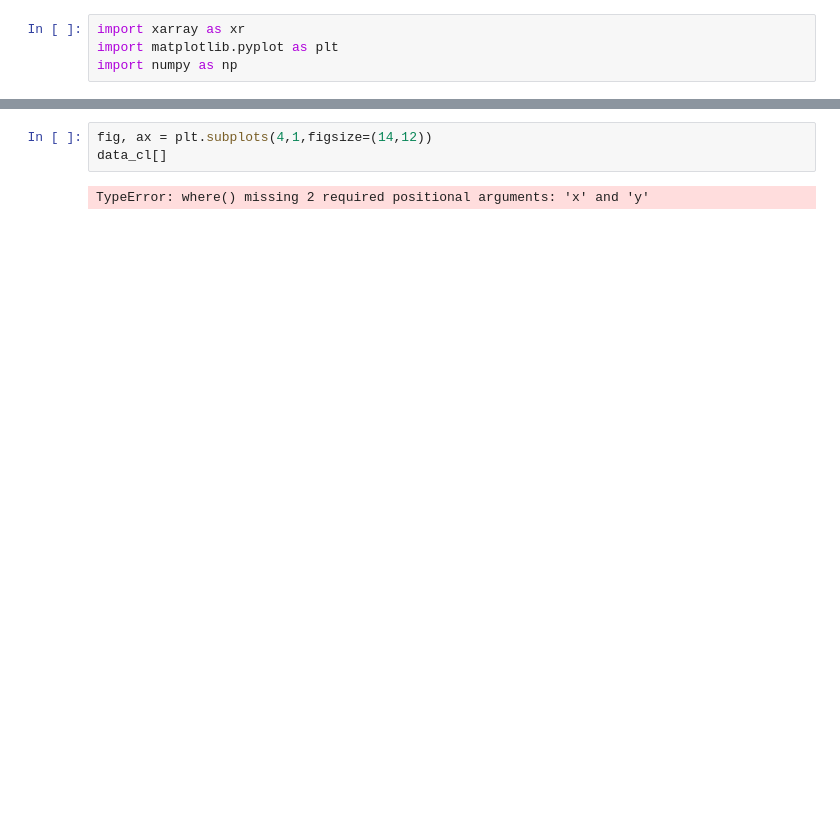
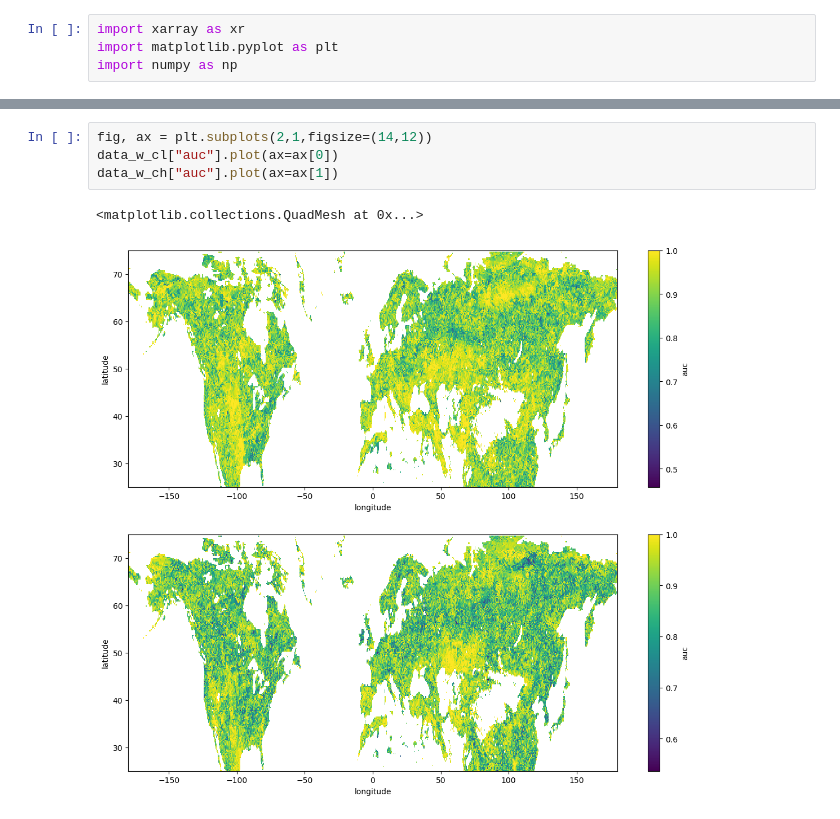
Before and after one commit to melioristic/preconditioned-compound-vegetation, a Jupyter notebook: nb_test.ipynb, the cells around one changed output, grey strips where cells are left out. Drawn from its saved outputs; the diff is of its cells as text; blank space fills up the shorter version.

```diff
--- a/nb_test.ipynb
+++ b/nb_test.ipynb
@@ -30,5 +32,7 @@ xr.where(data_fh["p"]>0.5, 1, np.nan).plot(ax=ax[3])
 # %%
-fig, ax = plt.subplots(4,1,figsize=(14,12))
-data_cl[]
+fig, ax = plt.subplots(2,1,figsize=(14,12))
+data_w_cl["auc"].plot(ax=ax[0])
+data_w_ch["auc"].plot(ax=ax[1])
 # %% [output]
-TypeError: where() missing 2 required positional arguments: 'x' and 'y'
+<matplotlib.collections.QuadMesh at 0x...>
+[figure, added]
```
Also changed, not shown: parts of 7 cells of this notebook, 6 other files.
